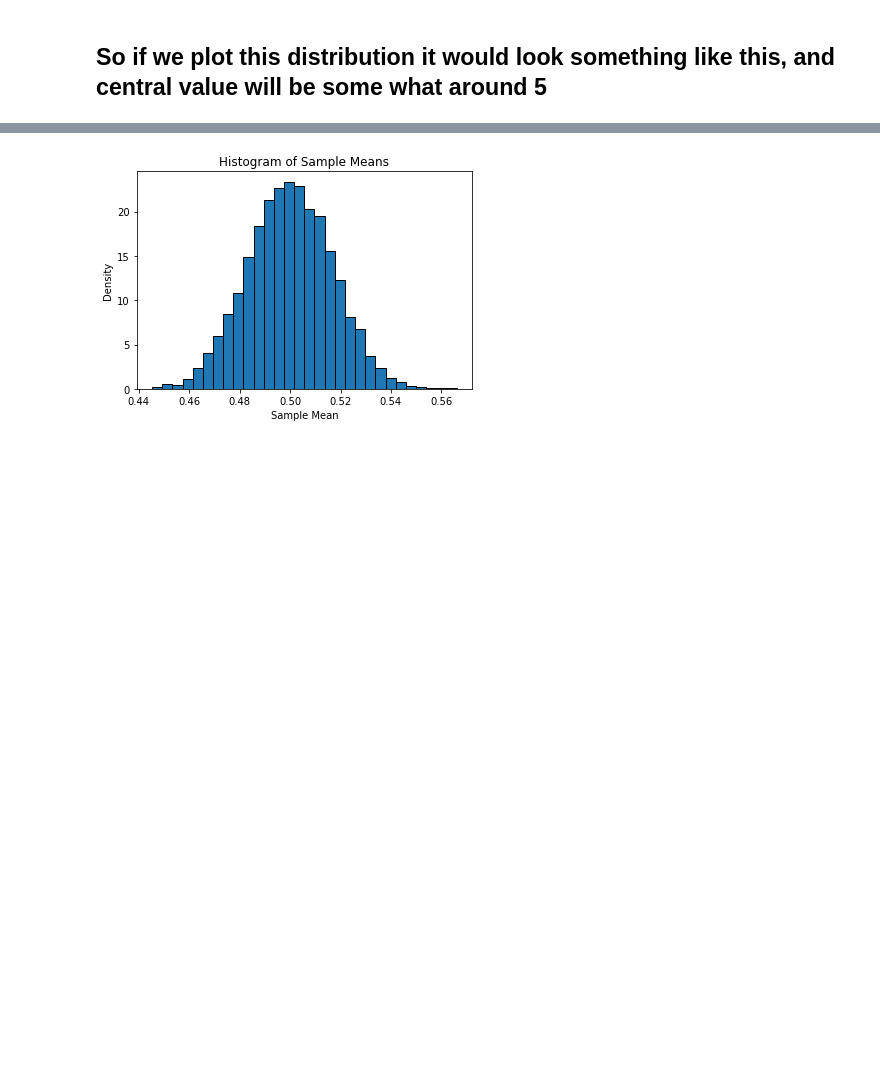
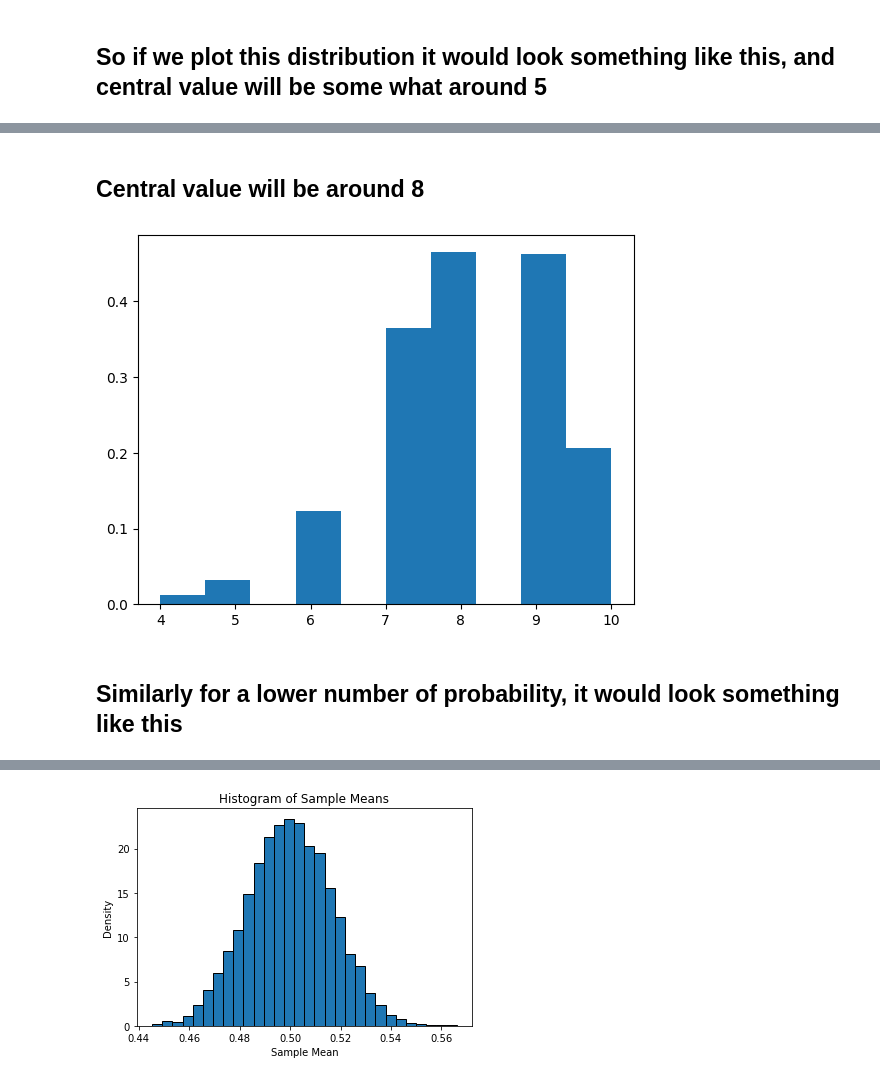
Before and after one commit to sourabhms66/statistics, a Jupyter notebook: session_43.ipynb, the cells around one changed output, grey strips where cells are left out. Drawn from its saved outputs; the diff is of its cells as text; code cells hidden in the pictures; blank space fills up the shorter version.

```diff
--- a/session_43.ipynb
+++ b/session_43.ipynb
@@ -45,0 +53,5 @@ binomial_dist.shape
+# %%
+n = 10  # number of trials
+p = 0.8  # probability of success
+size = 1000  # number of samples to generate
+binomial_dist = np.random.binomial(n, p, size)
@@ -45,0 +80,9 @@ binomial_dist.shape
+# %% [markdown]
+## Central value will be around 8
+# %%
+plt.hist(binomial_dist,density=True)
+plt.show()
+# %% [output]
+[figure, added]
+# %% [markdown]
+## Similarly for a lower number of probability, it would look something like this
```
Also changed, not shown: parts of 7 cells of this notebook.
